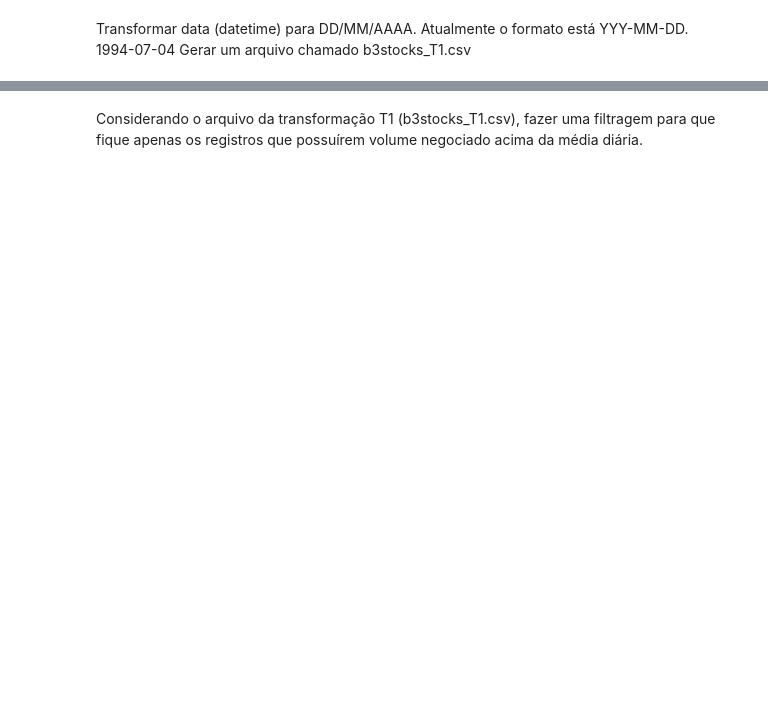
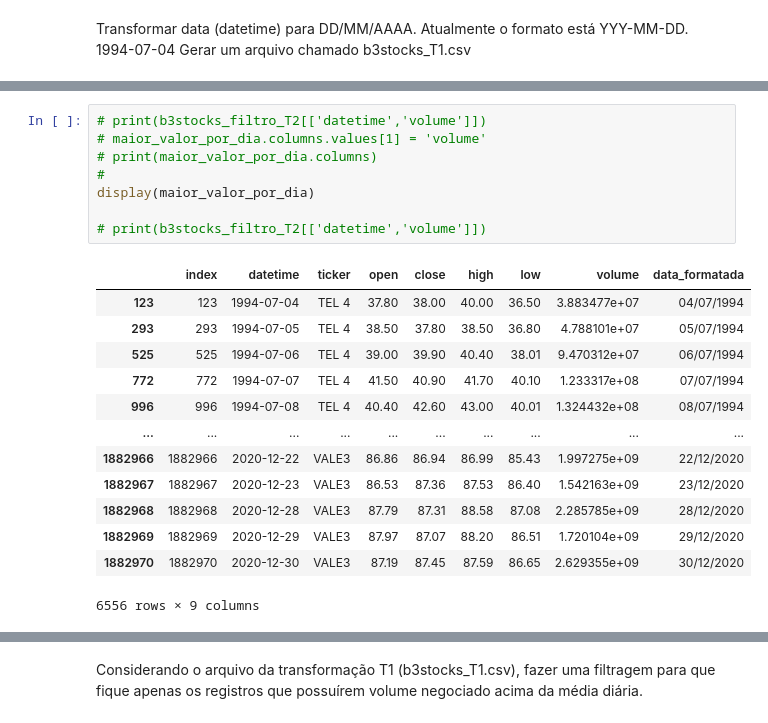
Before and after one commit to Lukas-Christopher13/Scripts-Para-Corre-o-dos-Projetos-de-Leda, a Jupyter notebook: Bolsa_de_valores.ipynb, the cells around one changed output, grey strips where cells are left out. Saved outputs shown, nothing was run; the diff lists cells and outputs as text; blank space fills up the shorter version.

```diff
--- a/Bolsa_de_valores.ipynb
+++ b/Bolsa_de_valores.ipynb
@@ -118,0 +75,22 @@ maior_valor_por_dia.to_csv("maior_valor_por_dia.csv", header=True)
+# %%
+# print(b3stocks_filtro_T2[['datetime','volume']])
+# maior_valor_por_dia.columns.values[1] = 'volume'
+# print(maior_valor_por_dia.columns)
+#
+display(maior_valor_por_dia)
+
+# print(b3stocks_filtro_T2[['datetime','volume']])
+# %% [output]
+|  | index | datetime | ticker | open | close | high | low | volume | data_formatada |
+| 123 | 123 | 1994-07-04 | TEL 4 | 37.80 | 38.00 | 40.00 | 36.50 | 3.883477e+07 | 04/07/1994 |
+| 293 | 293 | 1994-07-05 | TEL 4 | 38.50 | 37.80 | 38.50 | 36.80 | 4.788101e+07 | 05/07/1994 |
+| 525 | 525 | 1994-07-06 | TEL 4 | 39.00 | 39.90 | 40.40 | 38.01 | 9.470312e+07 | 06/07/1994 |
+| 772 | 772 | 1994-07-07 | TEL 4 | 41.50 | 40.90 | 41.70 | 40.10 | 1.233317e+08 | 07/07/1994 |
+| 996 | 996 | 1994-07-08 | TEL 4 | 40.40 | 42.60 | 43.00 | 40.01 | 1.324432e+08 | 08/07/1994 |
+| ... | ... | ... | ... | ... | ... | ... | ... | ... | ... |
+| 1882966 | 1882966 | 2020-12-22 | VALE3 | 86.86 | 86.94 | 86.99 | 85.43 | 1.997275e+09 | 22/12/2020 |
+| 1882967 | 1882967 | 2020-12-23 | VALE3 | 86.53 | 87.36 | 87.53 | 86.40 | 1.542163e+09 | 23/12/2020 |
+| 1882968 | 1882968 | 2020-12-28 | VALE3 | 87.79 | 87.31 | 88.58 | 87.08 | 2.285785e+09 | 28/12/2020 |
+| 1882969 | 1882969 | 2020-12-29 | VALE3 | 87.97 | 87.07 | 88.20 | 86.51 | 1.720104e+09 | 29/12/2020 |
+| 1882970 | 1882970 | 2020-12-30 | VALE3 | 87.19 | 87.45 | 87.59 | 86.65 | 2.629355e+09 | 30/12/2020 |
+6556 rows × 9 columns
```
Also changed, not shown: parts of 30 cells of this notebook, 3 other files.
